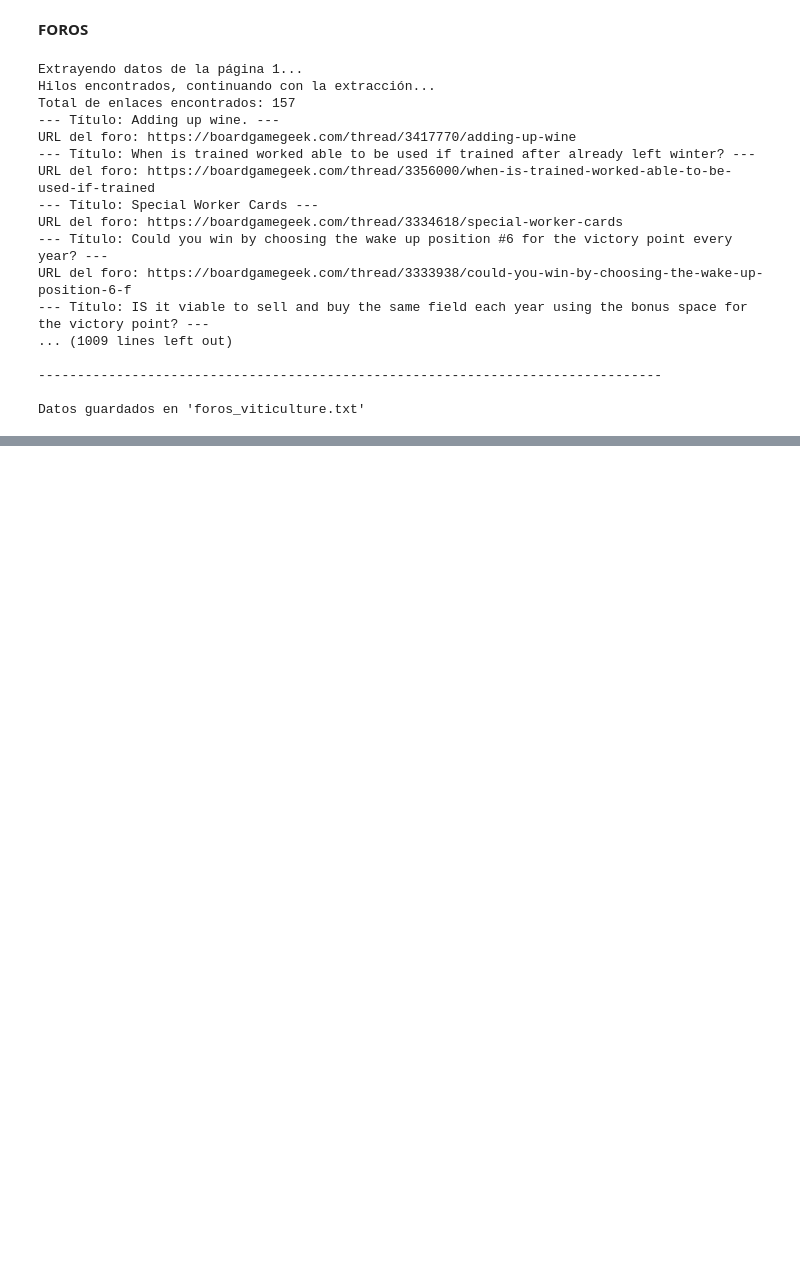
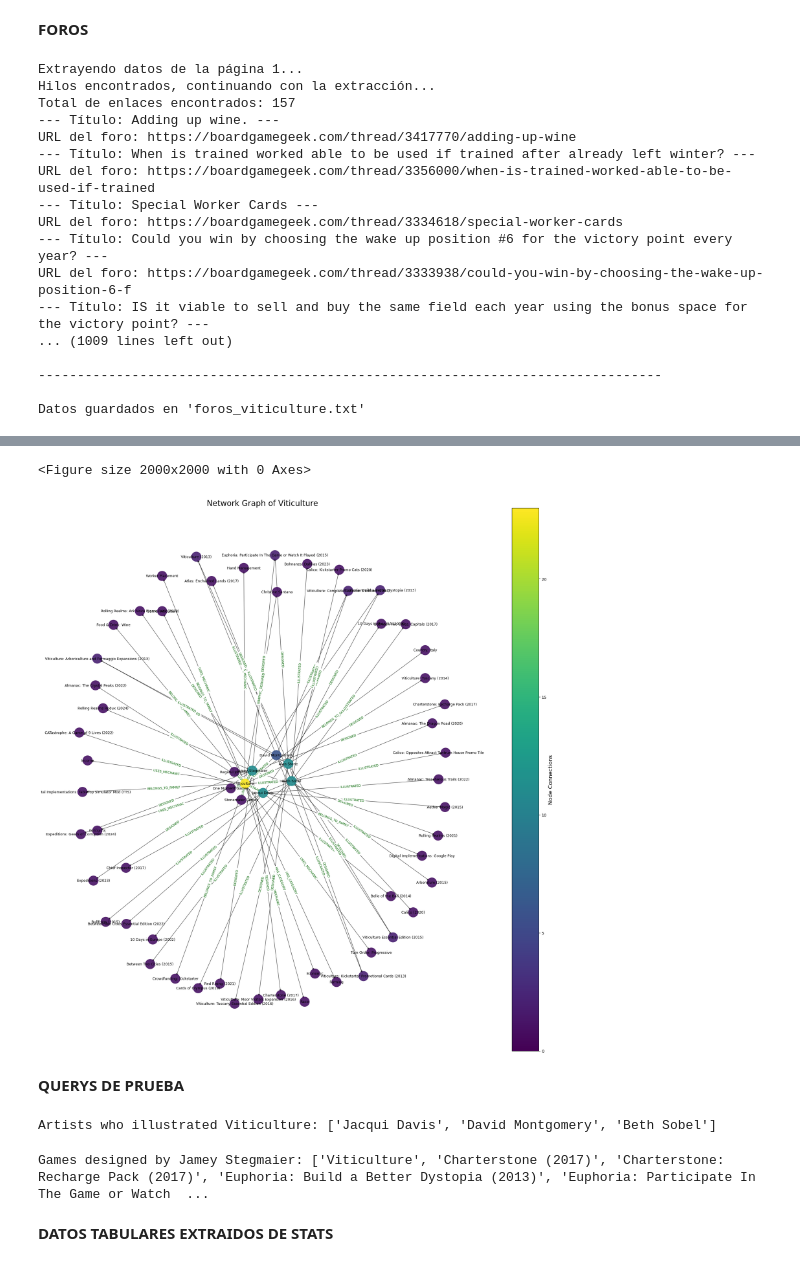
Before and after one commit to SolKidonakis/NLP2024, a Jupyter notebook: TP2/TP2NLP.ipynb, the cells around one changed output, grey strips where cells are left out. Cells and saved outputs as stored; diff of their text form; code cells hidden in the pictures; blank space fills up the shorter version.

```diff
--- a/TP2/TP2NLP.ipynb
+++ b/TP2/TP2NLP.ipynb
@@ -391,0 +409,6 @@ Datos guardados en 'foros_viticulture.txt'
+# %%
+options = Options()
+options.add_argument('--headless')
+options.add_argument('--no-sandbox')
+options.add_argument('--disable-dev-shm-usage')
+options.add_argument('--disable-gpu')
@@ -391,0 +654,71 @@ Datos guardados en 'foros_viticulture.txt'
+# %%
+import matplotlib.pyplot as plt
+import matplotlib.cm as cm
+import matplotlib.colors as mcolors
+
+# Calcular el grado de cada nodo (número de conexiones)
+degrees = dict(G.degree())
+
+# Normalizar los grados para el mapa de colores
+max_degree = max(degrees.values()) if degrees else 1
+norm = mcolors.Normalize(vmin=0, vmax=max_degree)
+cmap = cm.viridis
+
+# Asignar a cada nodo un color según su grado
+node_colors = [cmap(norm(degrees[n])) for n in G.nodes()]
+
+# Layout del grafo
+pos = nx.spring_layout(G, k=0.15, seed=42)  # k controla la separación, seed para reproducibilidad
+
+plt.figure(figsize=(20, 20))
+
+# Suponemos que ya tienes G, y que degrees, norm, cmap y node_colors están definidos
+fig, ax = plt.subplots(figsize=(20, 20))
+
+pos = nx.spring_layout(G, k=0.15, seed=42)
+
+# Dibujar nodos con colores basados en el grado
+nx.draw_networkx_nodes(G, pos, ax=ax, node_color=node_colors, node_size=600, alpha=0.9)
+
+# Dibujar aristas
+nx.draw_networkx_edges(G, pos, ax=ax, edgelist=G.edges(), width=1, alpha=0.7, edge_color='black')
+
+# Dibujar etiquetas de nodos
+nx.draw_networkx_labels(G, pos, ax=ax, font_size=9, font_family='sans-serif')
+
+# Dibujar etiquetas de las aristas
+edge_labels = nx.get_edge_attributes(G, 'relation')
+nx.draw_networkx_edge_labels(G, pos, edge_labels=edge_labels, ax=ax, font_color='darkgreen', font_size=8)
+
+# Crear el objeto ScalarMappable para la colorbar
+sm = cm.ScalarMappable(cmap=cmap, norm=norm)
+sm.set_array([])
+
+# Ahora especificar el eje (ax) para la colorbar
+cbar = plt.colorbar(sm, ax=ax)
+cbar.set_label('Node Connections', fontsize=14)
+
+ax.set_title("Network Graph of Viticulture", fontsize=20)
+ax.axis('off')
+
+plt.tight_layout()
+plt.show()
+# %% [output]
+<Figure size 2000x2000 with 0 Axes>
+[figure, added]
+# %% [markdown]
+**QUERYS DE PRUEBA**
+# %%
+artists_who_illustrated = [u for u in G.predecessors("Viticulture")
+                           if G[u]["Viticulture"].get("relation") == "ILLUSTRATED"]
+print("Artists who illustrated Viticulture:", artists_who_illustrated)
+# %% [output]
+Artists who illustrated Viticulture: ['Jacqui Davis', 'David Montgomery', 'Beth Sobel']
+# %%
+jamey_games = [v for v in G.successors("Jamey Stegmaier")
+               if G["Jamey Stegmaier"][v].get("relation") == "DESIGNED"]
+print("Games designed by Jamey Stegmaier:", jamey_games)
+# %% [output]
+Games designed by Jamey Stegmaier: ['Viticulture', 'Charterstone (2017)', 'Charterstone: Recharge Pack (2017)', 'Euphoria: Build a Better Dystopia (2013)', 'Euphoria: Participate In The Game or Watch  ...
+# %% [markdown]
+**DATOS TABULARES EXTRAIDOS DE STATS**
```
Also changed, not shown: parts of 14 cells of this notebook.
